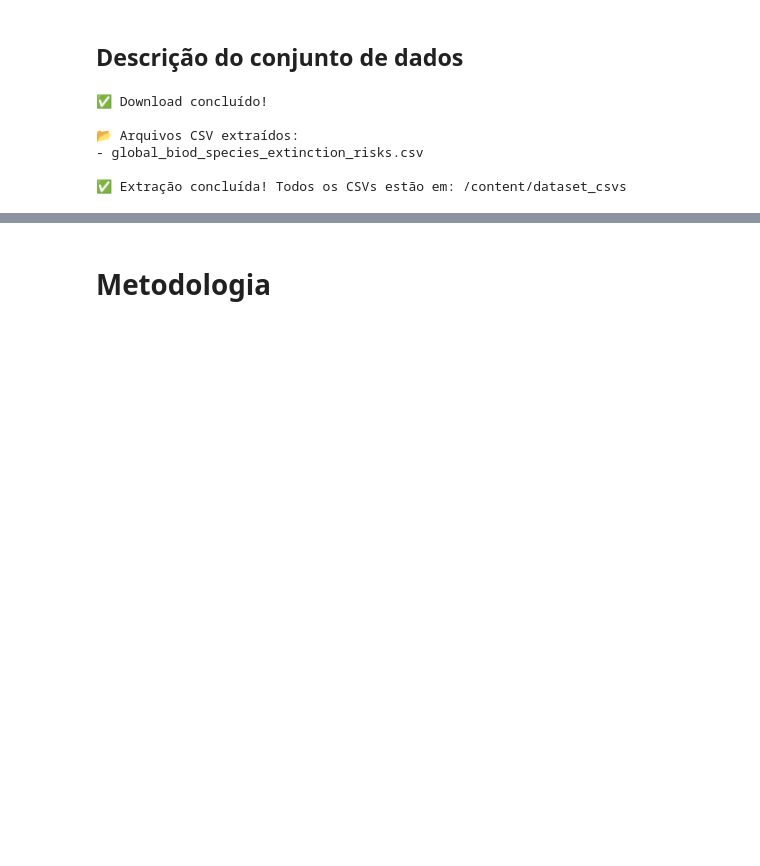
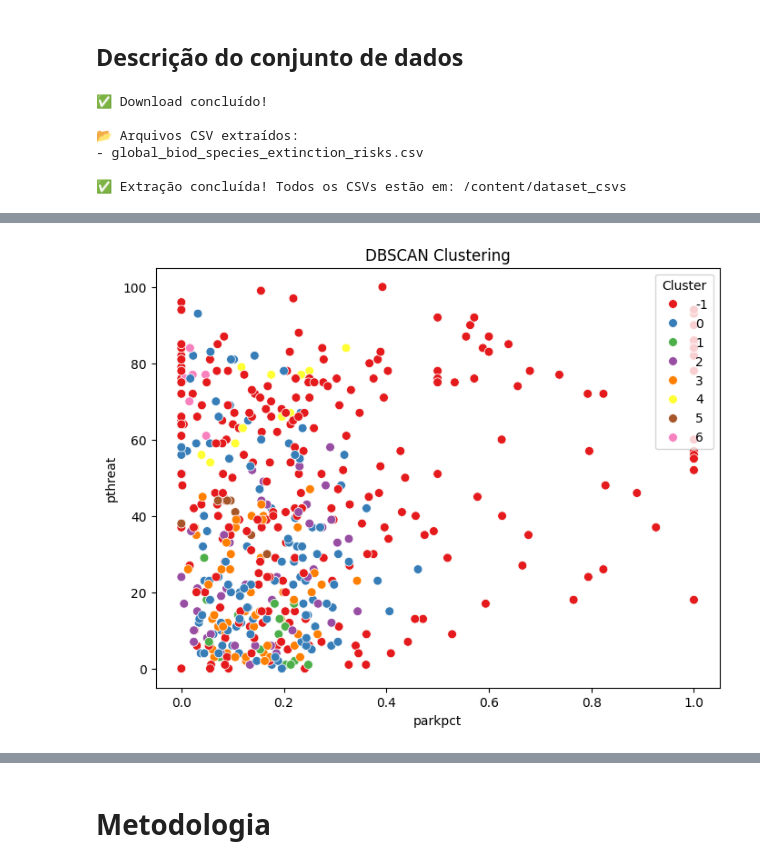
Before and after one commit to alekswheeler/global-_species_abundance_and_diversity, a Jupyter notebook: AquecimentoGlobalEAbumdanciaDeEspecies.ipynb, the cells around one changed output, grey strips where cells are left out. Drawn from its saved outputs; the diff is of its cells as text; code cells hidden in the pictures; blank space fills up the shorter version.

Commit message:
primeiras análises de dados

```diff
--- a/AquecimentoGlobalEAbumdanciaDeEspecies.ipynb
+++ b/AquecimentoGlobalEAbumdanciaDeEspecies.ipynb
@@ -146,13 +123,13 @@ import requests
 import time
 from pygbif import species
 
-def get_class_from_api(scientific_name):
-    url = f"https://api.gbif.org/v1/species/match?scientificName={scientific_name}"
-    response = requests.get(url)
-    if response.status_code == 200:
-        data = response.json()
-        return data.get("class", "Unknown")
-    return "Unknown"
+# def get_class_from_api(scientific_name):
+#     url = f"https://api.gbif.org/v1/species/match?scientificName={scientific_name}"
+#     response = requests.get(url)
+#     if response.status_code == 200:
+#         data = response.json()
+#         return data.get("class", "Unknown")
+#     return "Unknown"
 
 def get_class_from_pygbif(scientific_name):
     result = species.name_backbone(name=scientific_name, verbose=False, strict=True, limit=2)
@@ -164,14 +141,8 @@ def get_extinct_status(scientific_name):
         return 1 if result["results"][0].get("extinct", False) else 0
     return 0
 
-# Exemplo de DataFrame com a coluna 'species'
-data = {"species": ["AG-337-I02 sp902594815", "mammalia"]}
-df = pd.DataFrame(data)
-
 # Adicionando a coluna 'class' com os dados da API GBIF e pygbif
 df["class"] = df["species"].apply(lambda x: get_class_from_pygbif(x))
 
 # Adicionando a coluna 'extinct'
 df["extinct"] = df["species"].apply(lambda x: get_extinct_status(x))
-
-print(df)
@@ -177,0 +184,48 @@ print(df)
+# %%
+import pandas as pd
+import seaborn as sns
+import matplotlib.pyplot as plt
+from scipy.cluster.hierarchy import dendrogram, linkage
+from sklearn.cluster import DBSCAN
+
+colunas_para_remover = ['species', 'lcat', 'class']  # Substitua pelos nomes reais das colunas
+df_dbscan = df.drop(columns=colunas_para_remover)
+
+# removendo NaN
+# Lista das colunas numéricas com valores NaN
+colunas_com_nan = ['parkpct', 'popden', 'eezpct', 'popshadow', 'totfishing',
+                   'natfishing', 'popgroupmax', 'pthreat', 'd_assignedrisk']
+
+# Preenchendo os NaN com a média da respectiva coluna
+for coluna in colunas_com_nan:
+    df_dbscan[coluna] = df_dbscan[coluna].fillna(df_dbscan[coluna].mean())
+
+# --- 1️⃣ Criando o Dendrograma antes do clustering ---
+# plt.figure(figsize=(8, 4))
+# linked = linkage(df_dbscan[['Feature1', 'Feature2']], method='ward')
+# dendrogram(linked)
+# plt.title('Dendrograma Hierárquico')
+# plt.xlabel('Amostras')
+# plt.ylabel('Distância')
+# plt.show()
+
+# --- 2️⃣ Normalizando os dados ---
+scaler = StandardScaler()
+df_scaled = scaler.fit_transform(df_dbscan)
+
+# --- 3️⃣ Aplicando DBSCAN ---
+dbscan = DBSCAN(eps=0.5, min_samples=5)  # Ajuste os parâmetros conforme necessário
+df_dbscan['Cluster'] = dbscan.fit_predict(df_scaled)
+
+# --- 4️⃣ Visualizando os Clusters ---
+plt.figure(figsize=(8, 6))
+sns.scatterplot(x=df_dbscan['parkpct'], y=df_dbscan['pthreat'], hue=df_dbscan['Cluster'], palette='Set1', s=50)
+plt.title('DBSCAN Clustering')
+plt.legend(title='Cluster', loc='upper right')
+plt.show()
+
+# # --- 5️⃣ Identificando Outliers ---
+# outliers = df[df['Cluster'] == -1]
+# print("Número de outliers detectados:", len(outliers))
+# %% [output]
+[figure, added]
```
Also changed, not shown: parts of 12 cells of this notebook.
